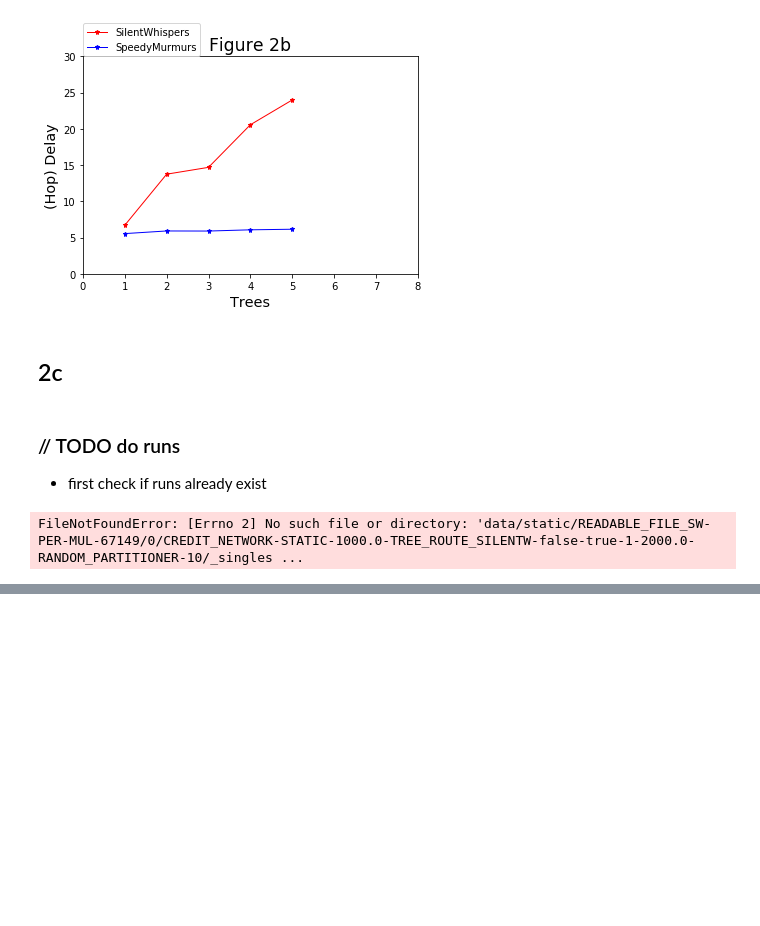
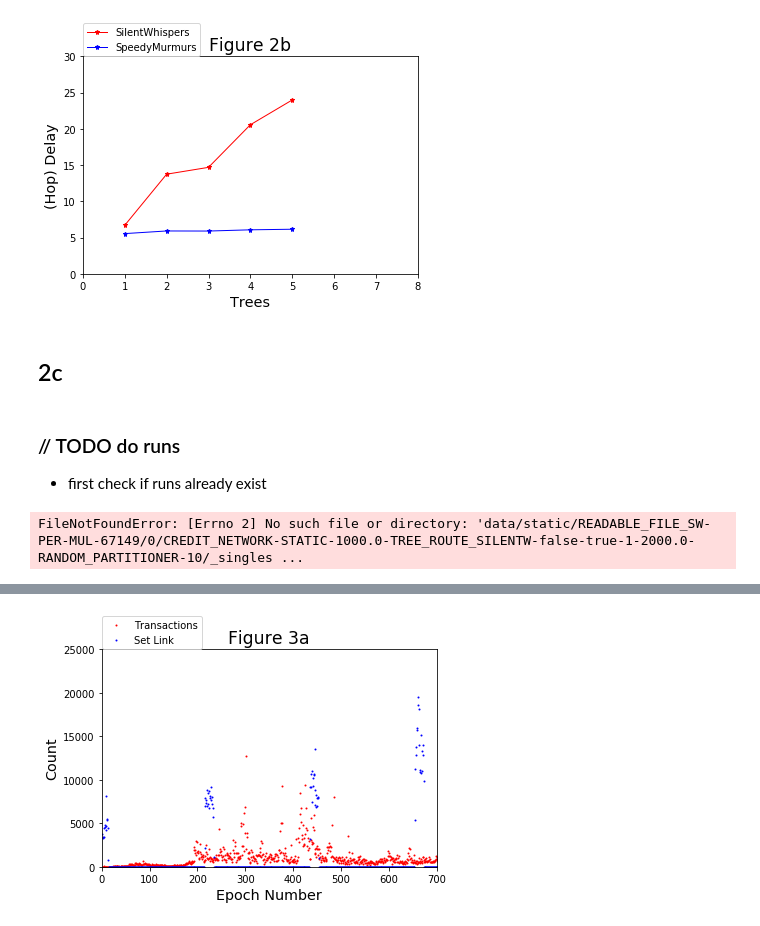
Before and after one commit to iowaguy/pcn-simulator, a Jupyter notebook: speedy-murmurs-simulator/Payment-Channel-Network-Simulations.ipynb, the cells around one changed output, grey strips where cells are left out. Drawn from its saved outputs; the diff is of its cells as text; code cells hidden in the pictures; blank space fills up the shorter version.

Commit message:
Plot 3a in jupyter

```diff
--- a/speedy-murmurs-simulator/Payment-Channel-Network-Simulations.ipynb
+++ b/speedy-murmurs-simulator/Payment-Channel-Network-Simulations.ipynb
@@ -129,0 +148,88 @@ FileNotFoundError: [Errno 2] No such file or directory: 'data/static/READABLE_FI
+# %%
+def get_epoch_length(transactions_file):
+    transactions_list = []
+    for i in range(1, 10):
+        transactions_list = read_transactions_file(transactions_file.format(i), transactions_list)
+
+    # sum the time between subsequent transctions
+    sum_delta = 0
+    for i in range(1, len(transactions_list)):
+        sum_delta += transactions_list[i][0] - transactions_list[i - 1][0]
+    delta_av = sum_delta/len(transactions_list)
+    return (delta_av * 1000, transactions_list)
+
+def read_link_changes_files(link_changes_file):
+    link_changes_list = []
+    for i in range(1, 10):
+        link_changes_list = read_link_changes_file(link_changes_file.format(i), link_changes_list)
+    return link_changes_list
+
+def read_link_changes_file(link_changes_file, link_changes_list = []):
+    with open(link_changes_file, 'r') as link_changes:
+        count = 0
+        for link_change in link_changes:
+            lc = link_change.split(" ")
+            # time, source, destination, amount
+            link_changes_list.append((int(lc[0]), lc[1], lc[2], lc[3]))
+
+        return link_changes_list
+
+def calculate_events_per_epoch(epoch_length, events):
+    cur_epoch = 1
+    next_epoch_starts = epoch_length
+
+    events_in_current_epoch = 0
+    events_per_epoch = {}
+    for event in events:
+        if event[0] < next_epoch_starts:
+            events_in_current_epoch += 1
+        else:
+            events_per_epoch[cur_epoch] = events_in_current_epoch
+            next_epoch_starts += epoch_length
+            cur_epoch += 1
+            # should be 1 because it needs to include the current transaction
+            events_in_current_epoch = 1
+    return events_per_epoch
+
+def read_transactions_file(transactions_file, transactions_list = []):
+    with open(transactions_file, 'r') as transactions:
+        count = 0
+        for transaction in transactions:
+            t = transaction.split(" ")
+            if len(t) == 4:
+                # time, amount, source, destination
+                transactions_list.append((int(t[0]), t[1], t[2], t[3]))
+            elif len(t) == 3:
+                # time, amount, source, destination
+                transactions_list.append((count, t[1], t[2], t[3]))
+                count += 1
+
+        return transactions_list
+
+transactions_file = '../data/finalSets/dynamic/jan2013-trans-lcc-noself-uniq-{0}.txt'
+link_changes_file = '../data/finalSets/dynamic/jan2013-newlinks-lcc-sorted-uniq-t{0}.txt'
+epoch_length, transactions = get_epoch_length(transactions_file)
+link_changes = read_link_changes_files(link_changes_file)
+
+
+transactions_per_epoch = calculate_events_per_epoch(epoch_length, transactions)
+link_changes_per_epoch = calculate_events_per_epoch(epoch_length, link_changes)
+lc_per_epoch_list = []
+for i in range(1,801):
+    if i in link_changes_per_epoch:
+        lc_per_epoch_list.append(link_changes_per_epoch[i])
+    else:
+        lc_per_epoch_list.append(0)
+
+#print(transactions_per_epoch)
+plt.figure()
+plt.title('Figure 3a', size='xx-large')
+plt.ylabel('Count', size='x-large')
+plt.xlabel('Epoch Number', size='x-large')
+plt.axis([0,700,0,25000])
+
+#plt.scatter(transactions_per_epoch)
+plt.plot(range(1, 801), transactions_per_epoch.values(), 'ro', markersize=1, linewidth=1, label='Transactions')
+plt.plot(range(1, 801), lc_per_epoch_list, 'bo', markersize=1, linewidth=1, label='Set Link')
+plt.legend(loc=(0,1), scatterpoints=10)
+# %% [output]
@@ -129,0 +237 @@ FileNotFoundError: [Errno 2] No such file or directory: 'data/static/READABLE_FI
+[figure, added]
```
Also changed, not shown: parts of 8 cells of this notebook, 1 other file.
